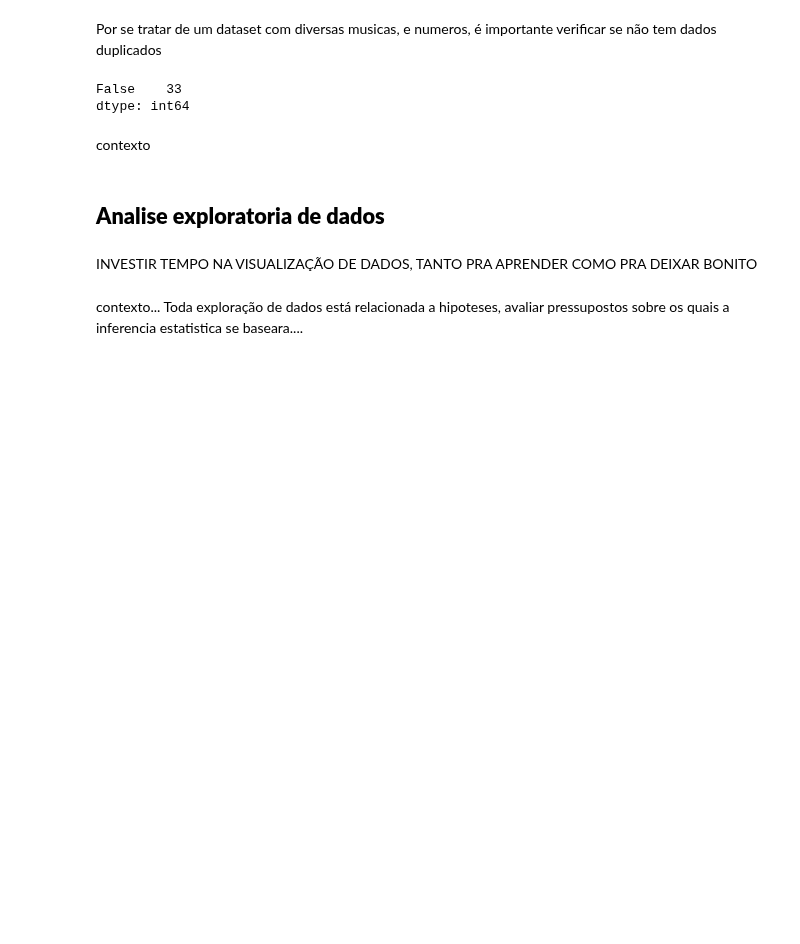
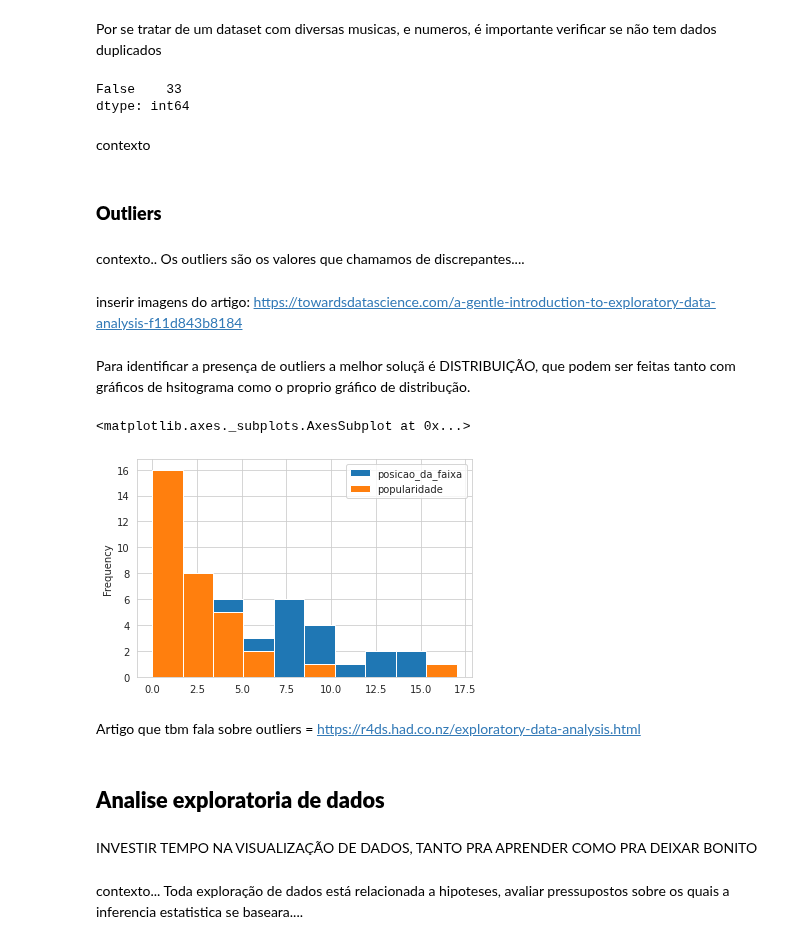
Before and after one commit to luislauriano/Data_Science, a Jupyter notebook: Projeto_construcao.ipynb, the cells around one changed output. Drawn from its saved outputs; the diff is of its cells as text; code cells hidden in the pictures; blank space fills up the shorter version.

```diff
--- a/Projeto_construcao.ipynb
+++ b/Projeto_construcao.ipynb
@@ -410,6 +414,21 @@ False    33
 dtype: int64
 # %% [markdown]
 contexto
+# %% [markdown]
+### **Outliers**
+# %% [markdown]
+contexto.. Os outliers são os valores que chamamos de discrepantes....
+# %% [markdown]
+inserir imagens do artigo: https://towardsdatascience.com/a-gentle-introduction-to-exploratory-data-analysis-f11d843b8184
+# %% [markdown]
+Para identificar a presença de outliers a melhor soluçã é DISTRIBUIÇÃO, que podem ser feitas tanto com gráficos de hsitograma como o proprio gráfico de distribução.
+# %%
+df.plot(kind='hist')
+# %% [output]
+<matplotlib.axes._subplots.AxesSubplot at 0x...>
+[figure, added]
+# %% [markdown]
+Artigo que tbm fala sobre outliers = https://r4ds.had.co.nz/exploratory-data-analysis.html
 # %% [markdown]
 ## **Analise exploratoria de dados**
 # %% [markdown]
```
Also changed, not shown: parts of 20 cells of this notebook.
